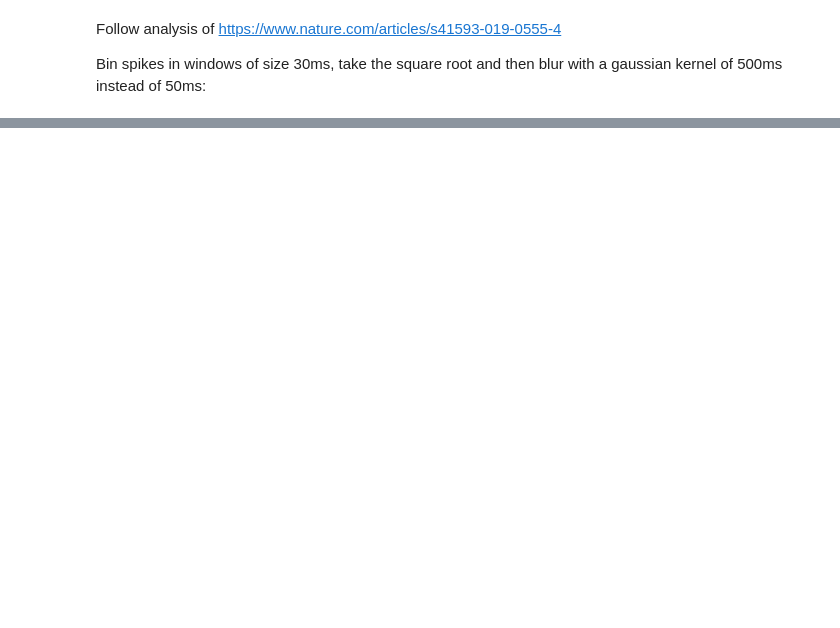
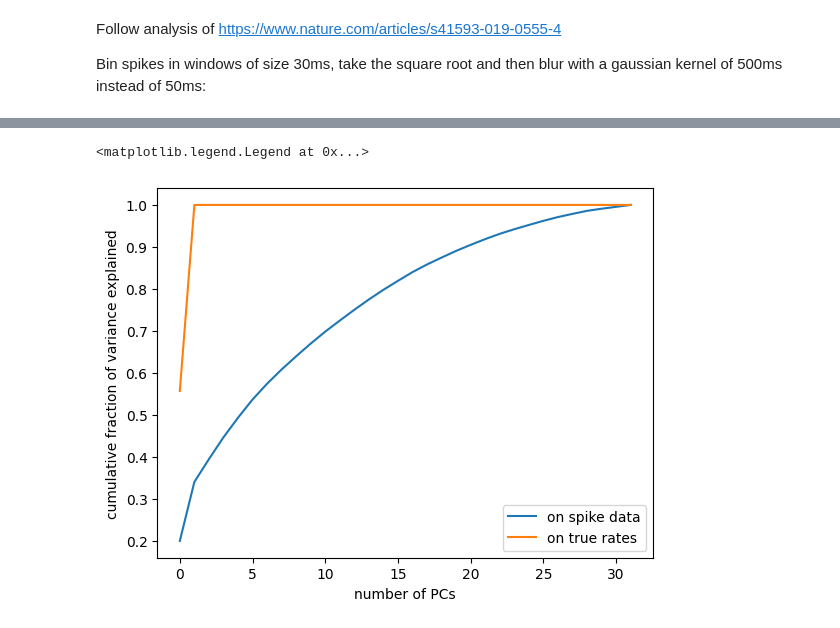
Before and after one commit to zierenberg/neural_manifolds, a Jupyter notebook: notebooks/example_PCA.ipynb, the cells around one changed output, grey strips where cells are left out. Cells and saved outputs as stored; diff of their text form; code cells hidden in the pictures; blank space fills up the shorter version.

```diff
--- a/notebooks/example_PCA.ipynb
+++ b/notebooks/example_PCA.ipynb
@@ -73,14 +95,17 @@ plt.plot(time, signal.T);
 # %%
 pca = PCA()
 # print(signal.shape)
 pca.fit(signal.T)
 # print(pca.explained_variance_ratio_)
 # print(pca.singular_values_)
 plt.plot(np.cumsum(pca.explained_variance_ratio_), label='on spike data')
-plt.plot(np.cumsum(pca_orig.explained_variance_ratio_), label='on true rates')
+plt.plot(np.cumsum(pca_rates.explained_variance_ratio_), label='on true rates')
 plt.xlabel('number of PCs')
 plt.ylabel('cumulative fraction of variance explained')
 plt.legend()
+# %% [output]
+<matplotlib.legend.Legend at 0x...>
+[figure, added]
 # %%
 # Projection on largest two principal components:
 signal_low_dim = pca.transform(signal.T)[:,:2]
```
Also changed, not shown: parts of 5 cells of this notebook.
